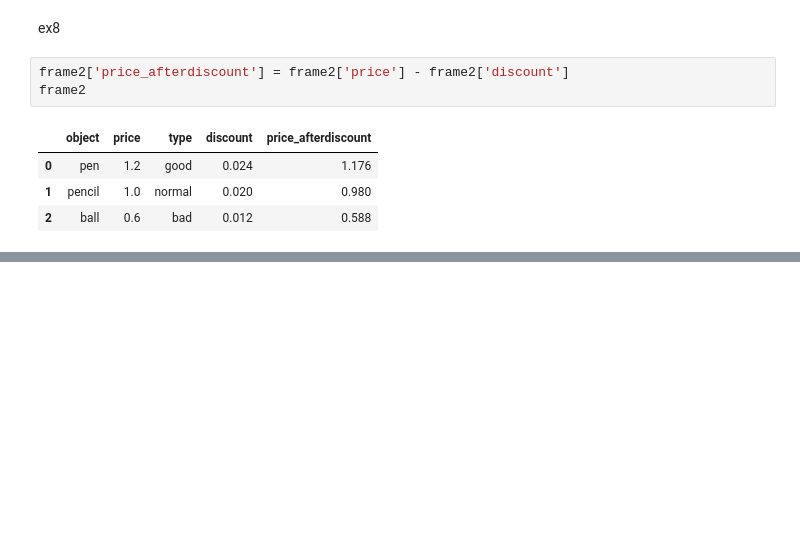
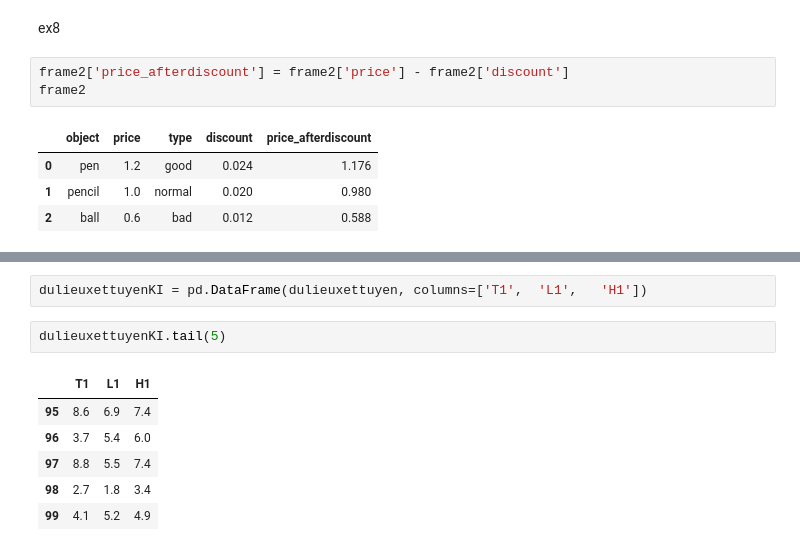
Before and after one commit to NguyenNgocDuongg/phantichdulieu, a Jupyter notebook: Lab01.ipynb, the cells around one changed output, grey strips where cells are left out. Drawn from its saved outputs; the diff is of its cells as text; blank space fills up the shorter version.

```diff
--- a/Lab01.ipynb
+++ b/Lab01.ipynb
@@ -110,0 +125,11 @@ frame2
+# %%
+dulieuxettuyenKI = pd.DataFrame(dulieuxettuyen, columns=['T1',	'L1',	'H1'])
+# %%
+dulieuxettuyenKI.tail(5)
+# %% [output]
+|  | T1 | L1 | H1 |
+| 95 | 8.6 | 6.9 | 7.4 |
+| 96 | 3.7 | 5.4 | 6.0 |
+| 97 | 8.8 | 5.5 | 7.4 |
+| 98 | 2.7 | 1.8 | 3.4 |
+| 99 | 4.1 | 5.2 | 4.9 |
```
Also changed, not shown: parts of 8 cells of this notebook.
